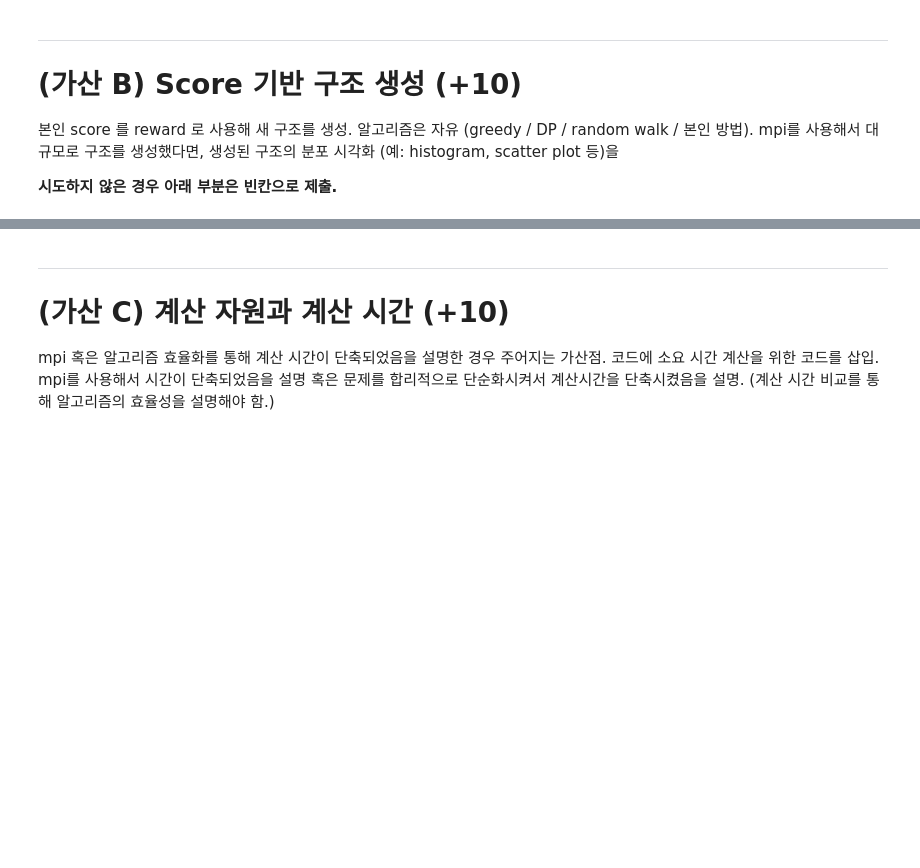
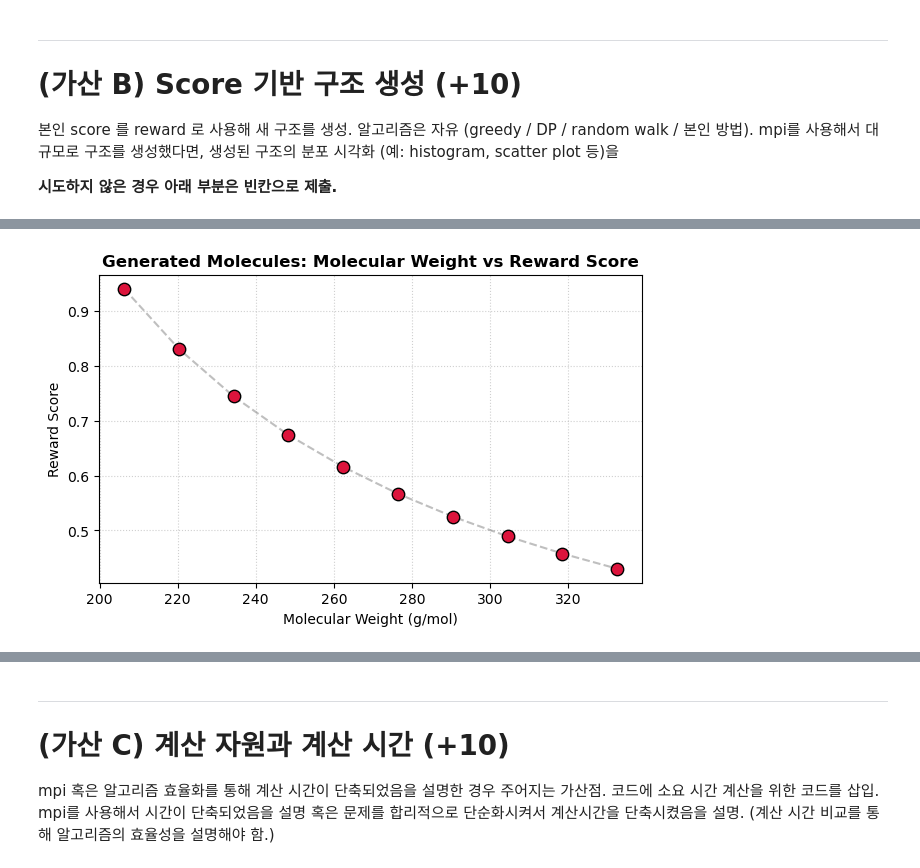
Before and after one commit to Hyeji-Shin-lab/2026-Algorithm, a Jupyter notebook: 신혜지_20251259_화학제품군.ipynb, the cells around one changed output, grey strips where cells are left out. Saved outputs shown, nothing was run; the diff lists cells and outputs as text; code cells hidden in the pictures; blank space fills up the shorter version.

```diff
--- a/신혜지_20251259_화학제품군.ipynb
+++ b/신혜지_20251259_화학제품군.ipynb
@@ -1027,0 +1127,15 @@ PubChem [Classification Browser](https://pubchem.ncbi.nlm.nih.gov/classification
+# %%
+import matplotlib.pyplot as plt
+
+# 생성된 10개 분자의 분자량 대 보상점수(Reward Score) 산점도(Scatter Plot) 시각화
+plt.figure(figsize=(7, 4))
+plt.scatter(df_gen['Molecular_Weight'], df_gen['Reward_Score'], color='crimson', edgecolors='black', s=80, zorder=3)
+plt.plot(df_gen['Molecular_Weight'], df_gen['Reward_Score'], color='gray', linestyle='--', alpha=0.5, zorder=2) # 경향성 선
+
+plt.title('Generated Molecules: Molecular Weight vs Reward Score', fontsize=12, fontweight='bold')
+plt.xlabel('Molecular Weight (g/mol)')
+plt.ylabel('Reward Score')
+plt.grid(True, linestyle=':', alpha=0.6)
+plt.show()
+# %% [output]
+[figure, added]
```
Also changed, not shown: parts of 7 cells of this notebook.
